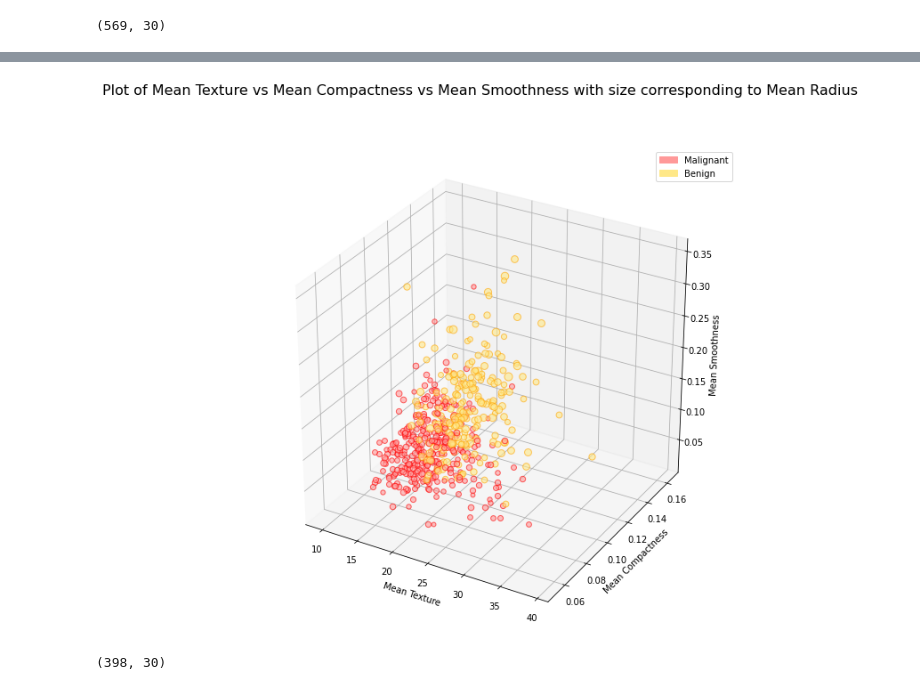
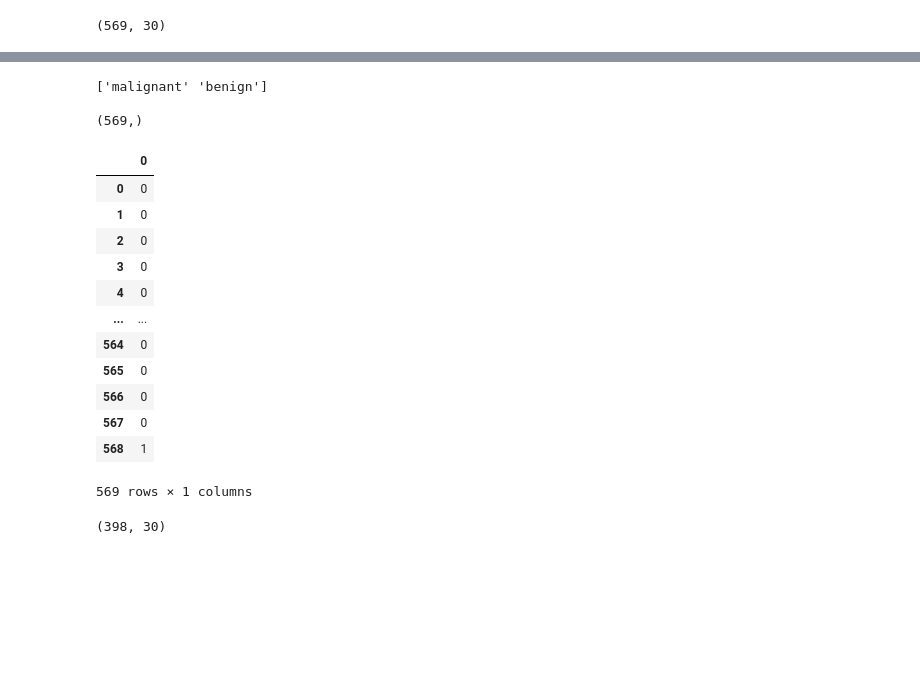
Before and after one commit to Diacod-I/congeny, a Jupyter notebook: BreastCancerDetection.ipynb, the cells around one changed output, grey strips where cells are left out. Cells and saved outputs as stored; diff of their text form; code cells hidden in the pictures; blank space fills up the shorter version.

```diff
--- a/BreastCancerDetection.ipynb
+++ b/BreastCancerDetection.ipynb
@@ -40,30 +70,22 @@ mean_radio
 # %%
 print(data.target_names,'\n')
 print(data.target.shape,'\n')
-data.target
+Y = pd.DataFrame(data.target)
+Y
+# %% [output]
+['malignant' 'benign']
+
+(569,)
+|  | 0 |
+| 0 | 0 |
+| 1 | 0 |
+| 2 | 0 |
+| 3 | 0 |
+| 4 | 0 |
+| ... | ... |
+| 564 | 0 |
+| 565 | 0 |
+| 566 | 0 |
+| 567 | 0 |
+| 568 | 1 |
+569 rows × 1 columns
-# %%
-fig = plt.figure(figsize=(10,10))
-try:
-  ax = fig.add_subplot(111,projection='3d')
-  fill_colors = ['#FF9999' if wt==1 else '#FFE888' for wt in list(data.target)]
-  edge_colors = ['red' if wt==1 else 'orange' for wt in list(data.target)]
-  x3 = list(data.data[:,1])
-  y3 = list(data.data[:,4])
-  z3 = list(data.data[:,5])
-  sizze=list(data.data[:,0])
-  t=fig.suptitle("Plot of Mean Texture vs Mean Compactness vs Mean Smoothness with size corresponding to Mean Radius",fontsize=16)
-  data_points = [(x,y,z) for x,y,z in zip(x3,y3,z3)]
-  for data, size,hue,edge in zip(data_points,sizze,fill_colors,edge_colors):
-    x,y,z=data
-    ax.scatter3D(x,y,z,alpha=0.6,s=size*3,c=hue,edgecolors=edge)
-  ax.set_xlabel("Mean Texture")
-  ax.set_ylabel("Mean Compactness")
-  ax.set_zlabel("Mean Smoothness")
-  malig = mpatches.Patch(color="#FF9999",label="Malignant")
-  benig = mpatches.Patch(color='#FFE888',label="Benign")
-  ax.legend(handles = [malig,benig],loc='best')
-  fig
-except AttributeError:
-  print("Exception Occurred.\nThis particular cell has a error where it starts percieving \"data.data\" as tuples upon runnning once.\nTry re-running the cells prior to this one to view the Scatter Plot")
-# %% [output]
-[figure, removed]
```
Also changed, not shown: parts of 24 cells of this notebook.
